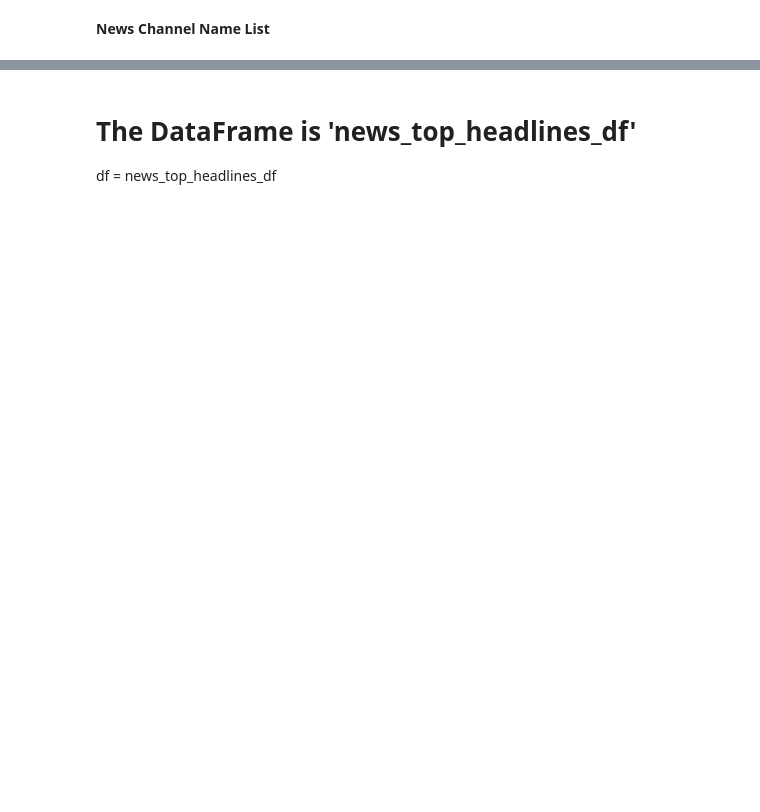
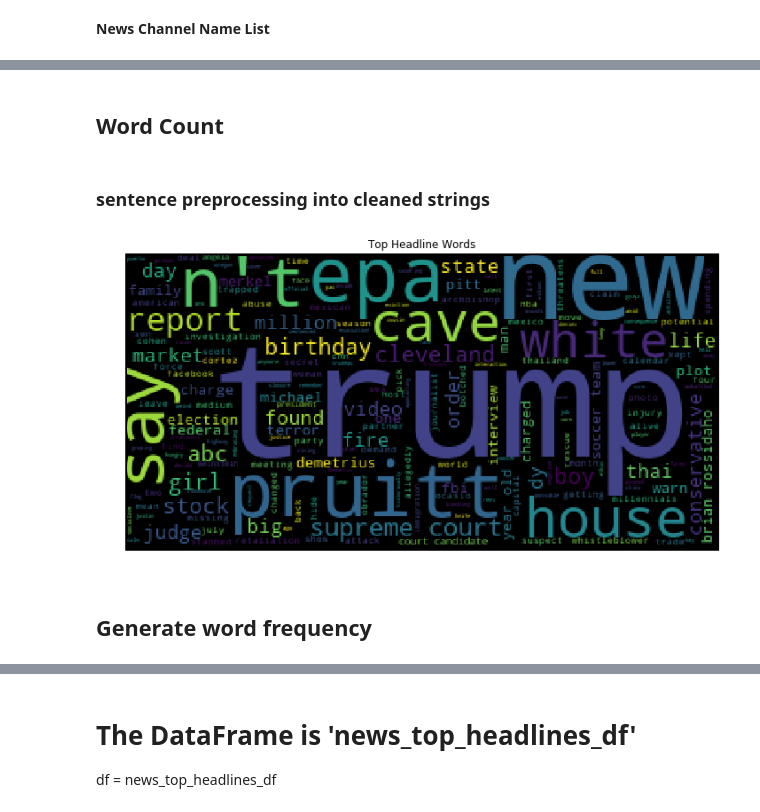
Before and after one commit to bsadagopa/Project1, a Jupyter notebook: TodaysNewsTrend.ipynb, the cells around one changed output, grey strips where cells are left out. Saved outputs shown, nothing was run; the diff lists cells and outputs as text; code cells hidden in the pictures; blank space fills up the shorter version.

```diff
--- a/TodaysNewsTrend.ipynb
+++ b/TodaysNewsTrend.ipynb
@@ -152,8 +160,8 @@ The method returns only Max of 500 articles <br/>
 # %%
 news_sources = 'google-news,abc-news,cbs-news,cnbc,bbc-news,cnn,fox-news, \
                 nbc-news,the-washington-post,the-washington-times'
-#headlines = getCurrentHeadlines(sources=news_sources)
+headlines = getCurrentHeadlines(sources=news_sources)
 #headlines = getCurrentHeadlines(country=None)
-headlines = getCurrentHeadlines()
+#headlines = getCurrentHeadlines()
 # %% [output]
 Calling => getCurrentHeadlines(q=None,
@@ -217,0 +199,40 @@ news_top_headlines_df.head()
+# %% [markdown]
+## Word Count
+# %% [markdown]
+### sentence preprocessing into cleaned strings
+# %%
+def preprocessing(text):
+    words = word_tokenize(text)
+    tokens = [w for w in words if w.lower() not in string.punctuation]
+    stopw = stopwords.words('english')
+    tokens = [token for token in tokens if token not in stopw]
+    # remove words less than three letters
+    tokens = [word for word in tokens if len(word)>=3]
+    #lower capitalization
+    tokens = [word.lower() for word in tokens]
+    # lemmatize
+    lemma = WordNetLemmatizer()
+    tokens = [lemma.lemmatize(word) for word in tokens]
+    preprocessed_text = ' '.join(tokens)
+    return preprocessed_text
+# %%
+def generteWordCloud(text_as_strings):
+    wordcloud = WordCloud().generate(text_as_strings)
+
+    #Print the word cloud
+    plt.figure(figsize=(12,12))
+    plt.imshow(wordcloud.recolor(random_state=2017))
+    plt.title('Top Headline Words')
+    plt.axis("off")
+    plt.show()
+# %%
+headline_words = ''
+
+for title in news_top_headlines_df['title']:
+    headline_words = headline_words + ' ' + preprocessing(title)
+
+generteWordCloud(headline_words)
+# %% [output]
+[figure, added]
+# %% [markdown]
+## Generate word frequency
```
Also changed, not shown: parts of 18 cells of this notebook.
